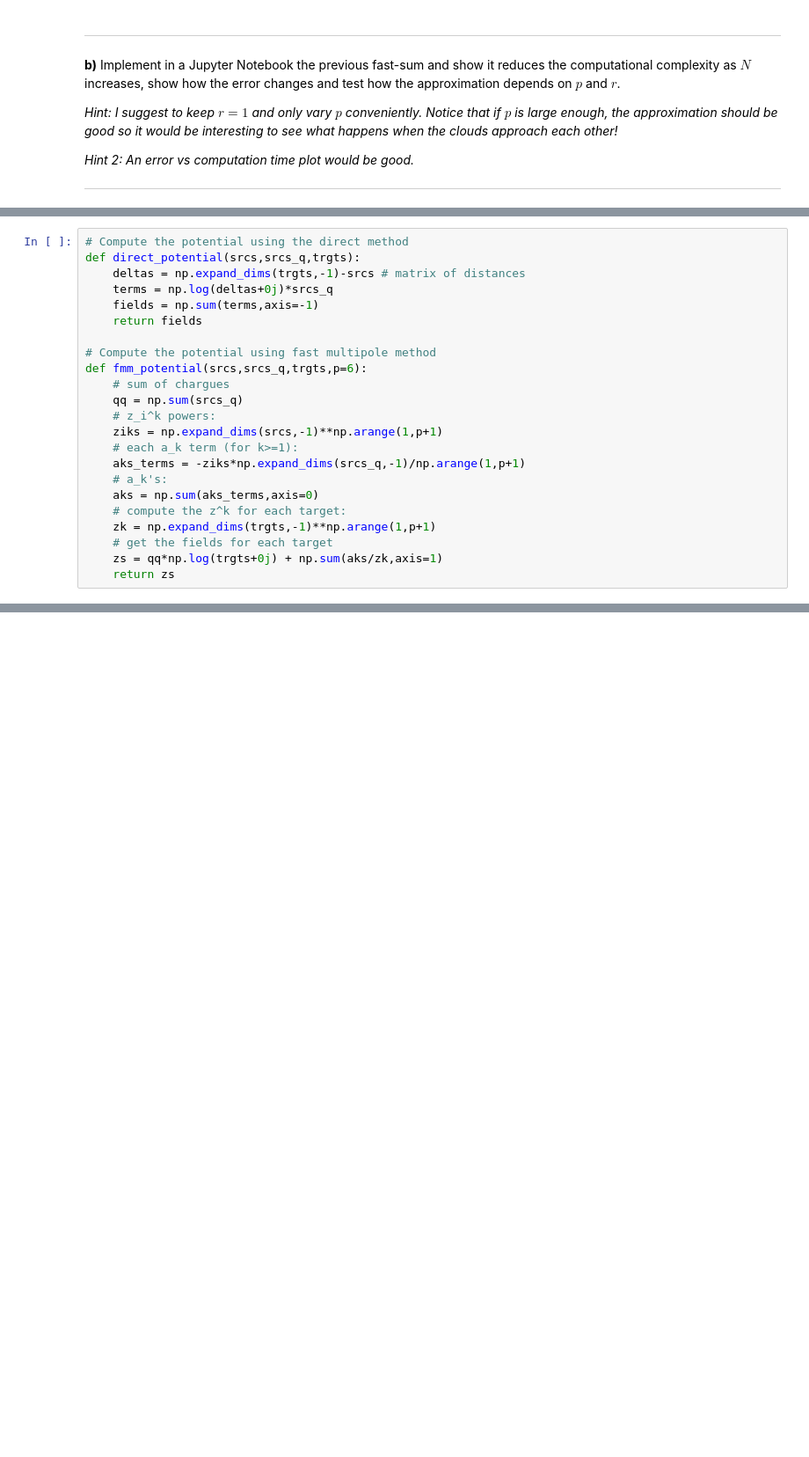
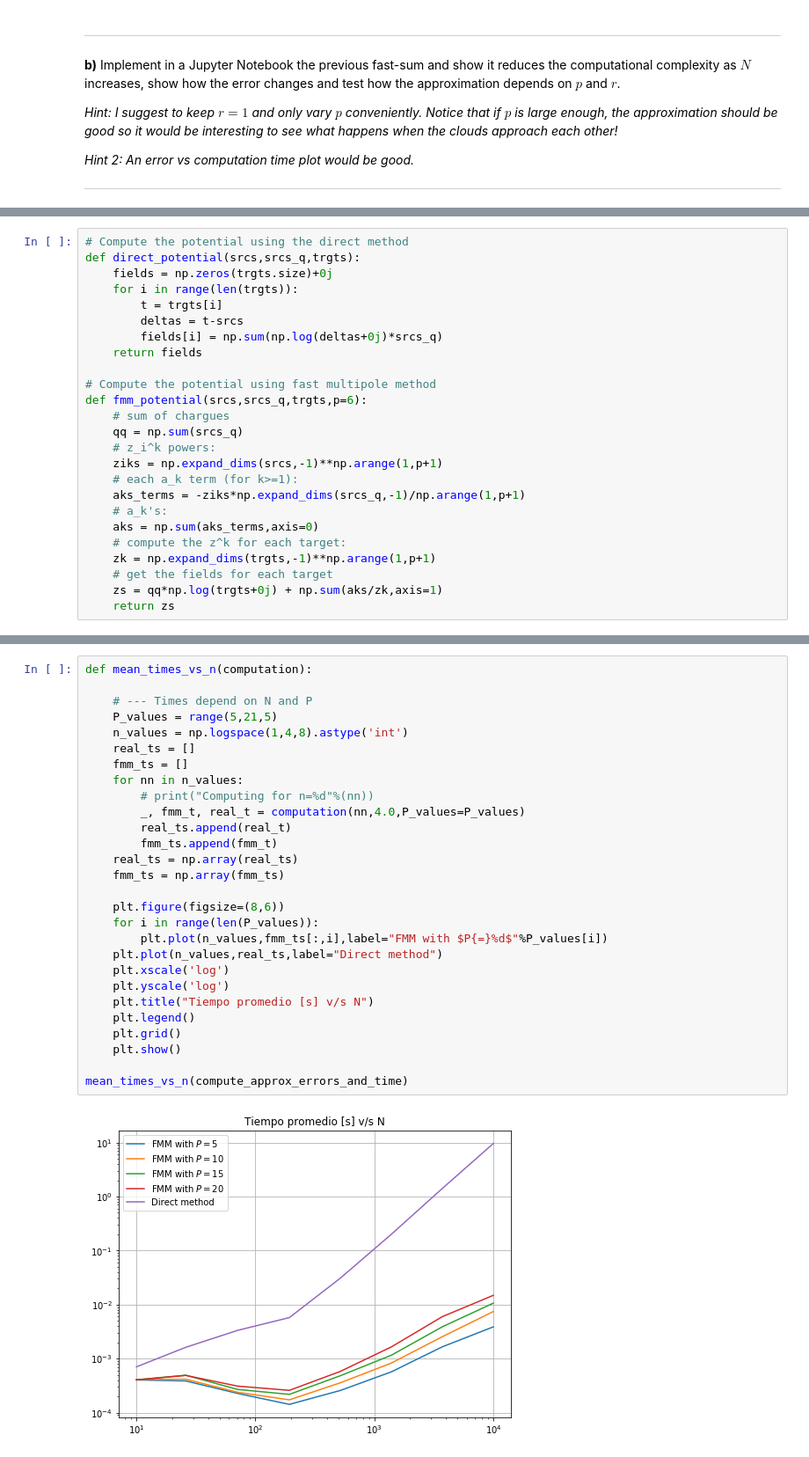
Before and after one commit to autopawn/cc5-works, a Jupyter notebook: c2.ipynb, the cells around one changed output, grey strips where cells are left out. Shown: that part at 88% size. Saved outputs shown, nothing was run; the diff lists cells and outputs as text; blank space fills up the shorter version.

```diff
--- a/c2.ipynb
+++ b/c2.ipynb
@@ -77,9 +82,11 @@ plt.show()
 # %%
 # Compute the potential using the direct method
 def direct_potential(srcs,srcs_q,trgts):
-    deltas = np.expand_dims(trgts,-1)-srcs # matrix of distances
-    terms = np.log(deltas+0j)*srcs_q
-    fields = np.sum(terms,axis=-1)
+    fields = np.zeros(trgts.size)+0j
+    for i in range(len(trgts)):
+        t = trgts[i]
+        deltas = t-srcs
+        fields[i] = np.sum(np.log(deltas+0j)*srcs_q)
     return fields
 
 # Compute the potential using fast multipole method
@@ -99,0 +145,30 @@ def fmm_potential(srcs,srcs_q,trgts,p=6):
+# %%
+def mean_times_vs_n(computation):
+
+    # --- Times depend on N and P
+    P_values = range(5,21,5)
+    n_values = np.logspace(1,4,8).astype('int')
+    real_ts = []
+    fmm_ts = []
+    for nn in n_values:
+        # print("Computing for n=%d"%(nn))
+        _, fmm_t, real_t = computation(nn,4.0,P_values=P_values)
+        real_ts.append(real_t)
+        fmm_ts.append(fmm_t)
+    real_ts = np.array(real_ts)
+    fmm_ts = np.array(fmm_ts)
+
+    plt.figure(figsize=(8,6))
+    for i in range(len(P_values)):
+        plt.plot(n_values,fmm_ts[:,i],label="FMM with $P{=}%d$"%P_values[i])
+    plt.plot(n_values,real_ts,label="Direct method")
+    plt.xscale('log')
+    plt.yscale('log')
+    plt.title("Tiempo promedio [s] v/s N")
+    plt.legend()
+    plt.grid()
+    plt.show()
+
+mean_times_vs_n(compute_approx_errors_and_time)
+# %% [output]
+[figure, added]
```
Also changed, not shown: parts of 17 cells of this notebook.
